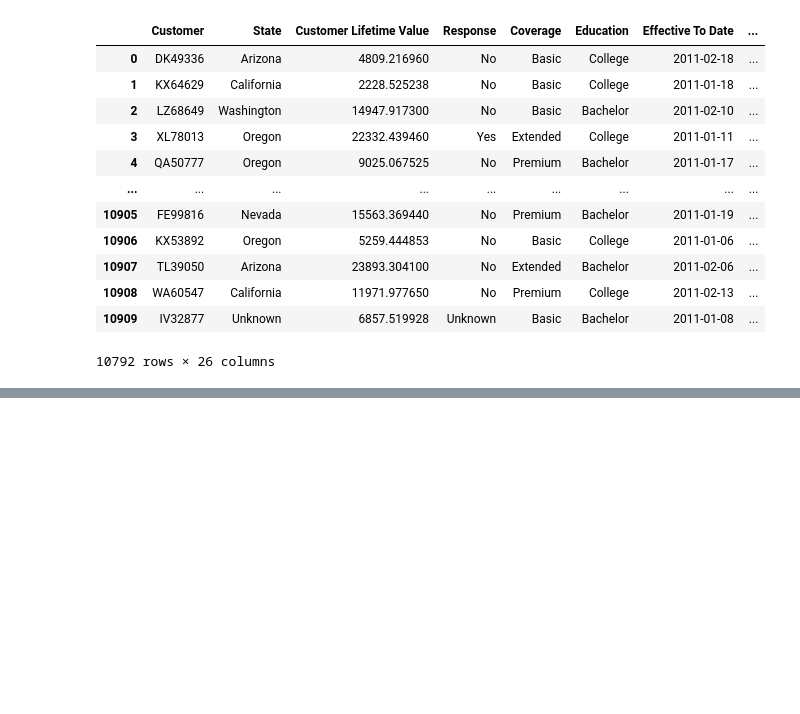
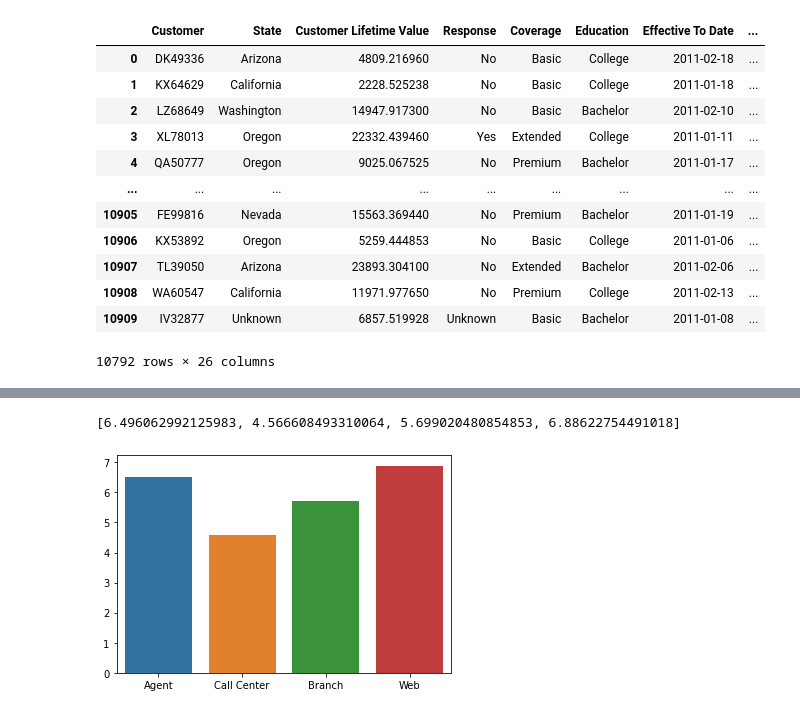
Before and after one commit to iamlex006/lab-customer-analysis-round-2, a Jupyter notebook: files_for_lab/csv_files/Cust_Analysis_Round_2.ipynb, the cells around one changed output, grey strips where cells are left out. Drawn from its saved outputs; the diff is of its cells as text; code cells hidden in the pictures; blank space fills up the shorter version.

```diff
--- a/files_for_lab/csv_files/Cust_Analysis_Round_2.ipynb
+++ b/files_for_lab/csv_files/Cust_Analysis_Round_2.ipynb
@@ -344,0 +387,3 @@ data2[data2["Effective_month"]<4]
+# %%
+table_channel = data.groupby(["Sales Channel", "Response"]).size()
+display(table_channel)
@@ -344,0 +405,7 @@ data2[data2["Effective_month"]<4]
+# %%
+rates = []
+for i in range(1, len(table_channel), 3):
+    rates.append(table_channel[i]/(table_channel[i]+table_channel[i-1]+table_channel[i-2])*100)
+rates
+# %% [output]
+[6.496062992125983, 4.566608493310064, 5.699020480854853, 6.88622754491018]
@@ -344,0 +414,5 @@ data2[data2["Effective_month"]<4]
+# %%
+sns.barplot(x=data2['Sales Channel'].unique(), y=rates)
+plt.show()
+# %% [output]
+[figure, added]
```
Also changed, not shown: parts of 22 cells of this notebook, 1 other file.
